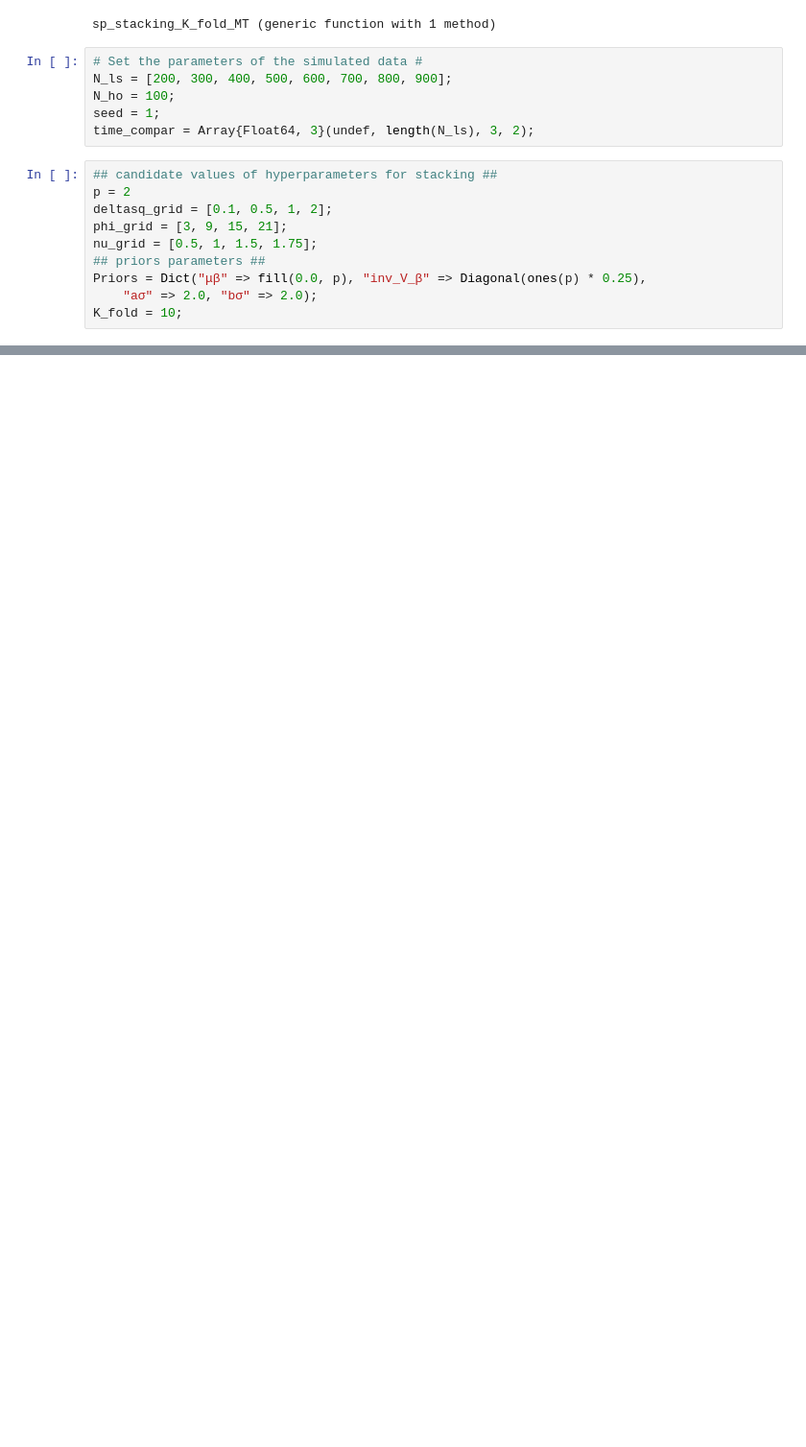
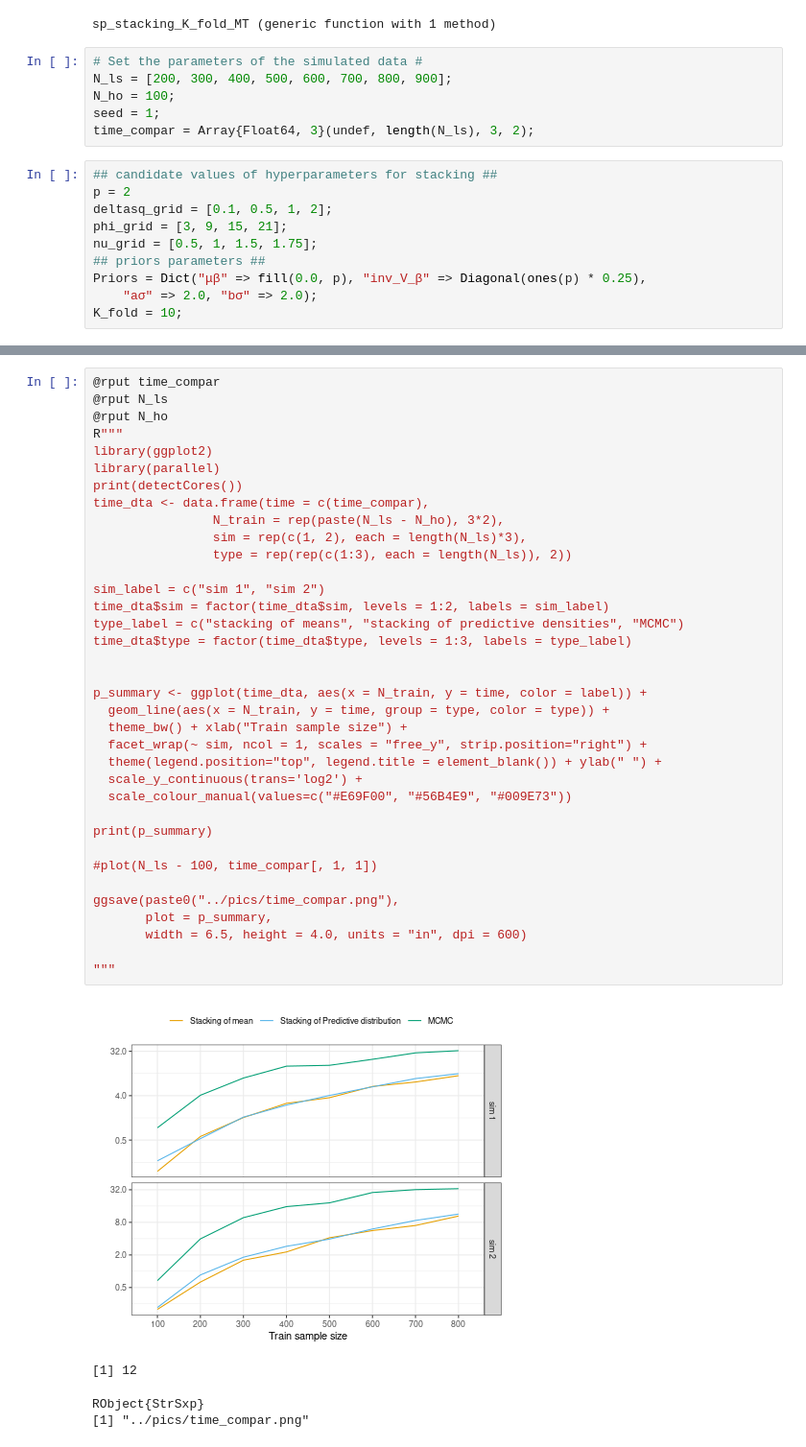
Before and after one commit to LuZhangstat/spatial_stacking, a Jupyter notebook: sim_julia/projects/time_compar.ipynb, the cells around one changed output, grey strips where cells are left out. Shown at 96% size. Drawn from its saved outputs; the diff is of its cells as text; blank space fills up the shorter version.

Commit message:
update simulation for comparing time

```diff
--- a/sim_julia/projects/time_compar.ipynb
+++ b/sim_julia/projects/time_compar.ipynb
@@ -165,0 +293,41 @@ Copies variables from R to Julia using the same name.
+# %%
+@rput time_compar
+@rput N_ls
+@rput N_ho
+R"""
+library(ggplot2)
+library(parallel)
+print(detectCores())
+time_dta <- data.frame(time = c(time_compar),
+                N_train = rep(paste(N_ls - N_ho), 3*2),
+                sim = rep(c(1, 2), each = length(N_ls)*3),
+                type = rep(rep(c(1:3), each = length(N_ls)), 2))
+
+sim_label = c("sim 1", "sim 2")
+time_dta$sim = factor(time_dta$sim, levels = 1:2, labels = sim_label)
+type_label = c("stacking of means", "stacking of predictive densities", "MCMC")
+time_dta$type = factor(time_dta$type, levels = 1:3, labels = type_label)
+
+
+p_summary <- ggplot(time_dta, aes(x = N_train, y = time, color = label)) +
+  geom_line(aes(x = N_train, y = time, group = type, color = type)) +
+  theme_bw() + xlab("Train sample size") +
+  facet_wrap(~ sim, ncol = 1, scales = "free_y", strip.position="right") +
+  theme(legend.position="top", legend.title = element_blank()) + ylab(" ") +
+  scale_y_continuous(trans='log2') +
+  scale_colour_manual(values=c("#E69F00", "#56B4E9", "#009E73"))
+
+print(p_summary)
+
+#plot(N_ls - 100, time_compar[, 1, 1])
+
+ggsave(paste0("../pics/time_compar.png"),
+       plot = p_summary,
+       width = 6.5, height = 4.0, units = "in", dpi = 600)
+
+"""
+# %% [output]
+[figure, added]
+[1] 12
+RObject{StrSxp}
+[1] "../pics/time_compar.png"
```
Also changed, not shown: parts of 6 cells of this notebook, 2 other files.
